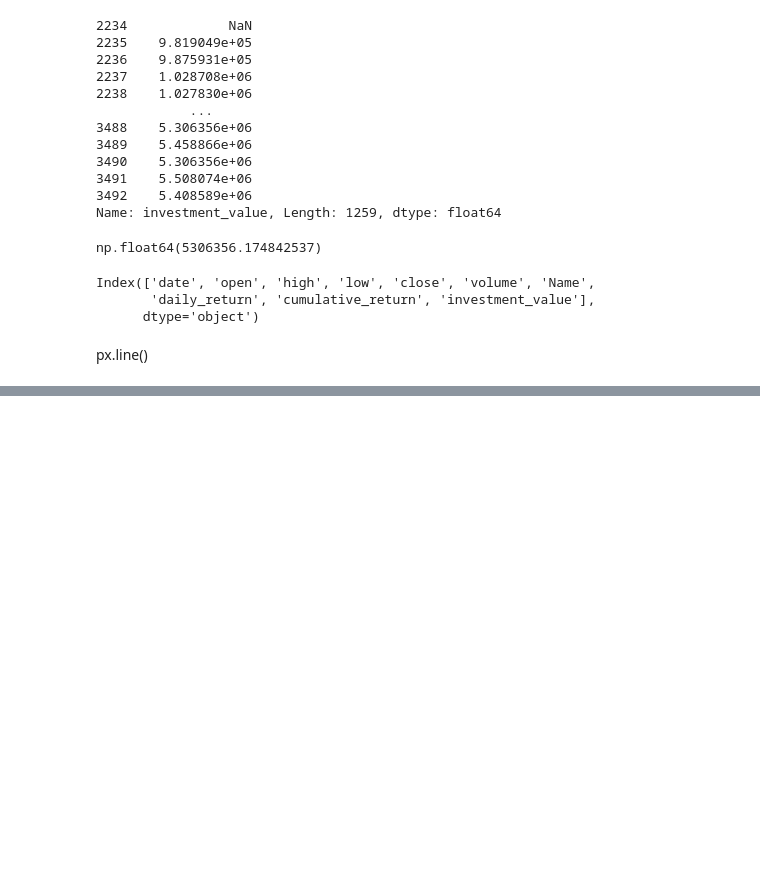
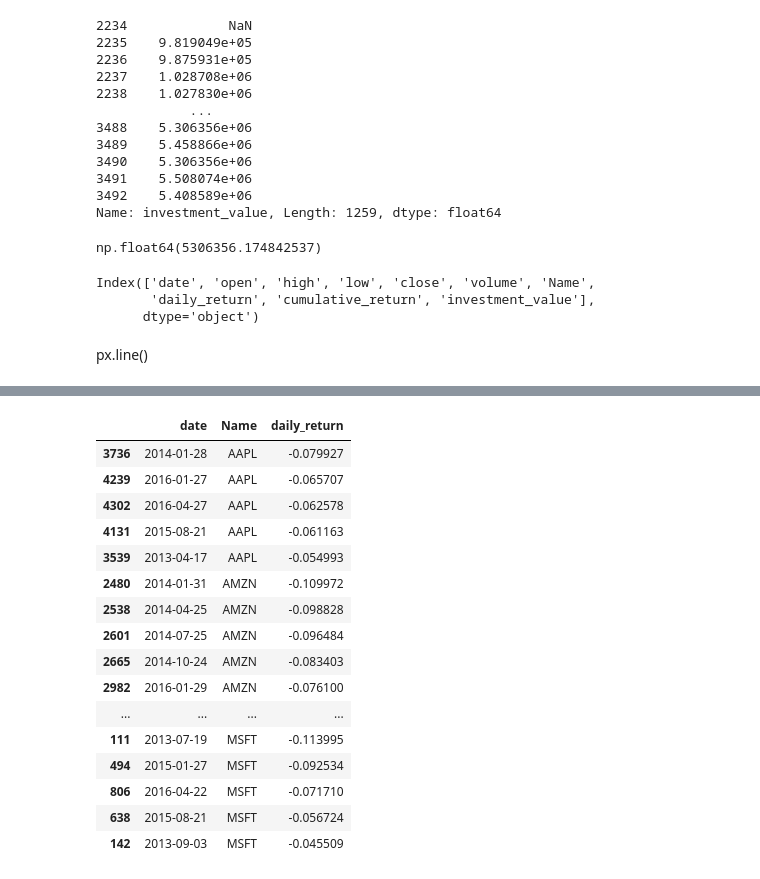
Before and after one commit to sameer2403/StockMarketAnalysis, a Jupyter notebook: StockPrice.ipynb, the cells around one changed output, grey strips where cells are left out. Saved outputs shown, nothing was run; the diff lists cells and outputs as text; code cells hidden in the pictures; blank space fills up the shorter version.

```diff
--- a/StockPrice.ipynb
+++ b/StockPrice.ipynb
@@ -390,0 +428,20 @@ Worst Single Day Loss:      -7.99%
+# %%
+worst_days[['date', 'Name', 'daily_return']]
+# %% [output]
+|  | date | Name | daily_return |
+| 3736 | 2014-01-28 | AAPL | -0.079927 |
+| 4239 | 2016-01-27 | AAPL | -0.065707 |
+| 4302 | 2016-04-27 | AAPL | -0.062578 |
+| 4131 | 2015-08-21 | AAPL | -0.061163 |
+| 3539 | 2013-04-17 | AAPL | -0.054993 |
+| 2480 | 2014-01-31 | AMZN | -0.109972 |
+| 2538 | 2014-04-25 | AMZN | -0.098828 |
+| 2601 | 2014-07-25 | AMZN | -0.096484 |
+| 2665 | 2014-10-24 | AMZN | -0.083403 |
+| 2982 | 2016-01-29 | AMZN | -0.076100 |
+| ... | ... | ... | ... |
+| 111 | 2013-07-19 | MSFT | -0.113995 |
+| 494 | 2015-01-27 | MSFT | -0.092534 |
+| 806 | 2016-04-22 | MSFT | -0.071710 |
+| 638 | 2015-08-21 | MSFT | -0.056724 |
+| 142 | 2013-09-03 | MSFT | -0.045509 |
```
Also changed, not shown: parts of 15 cells of this notebook.
